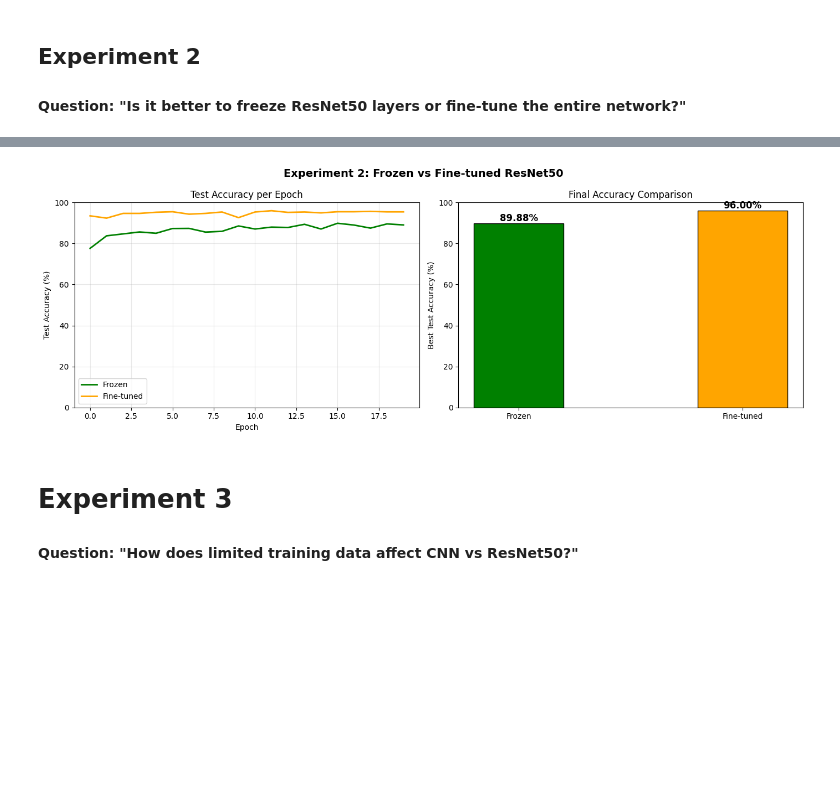
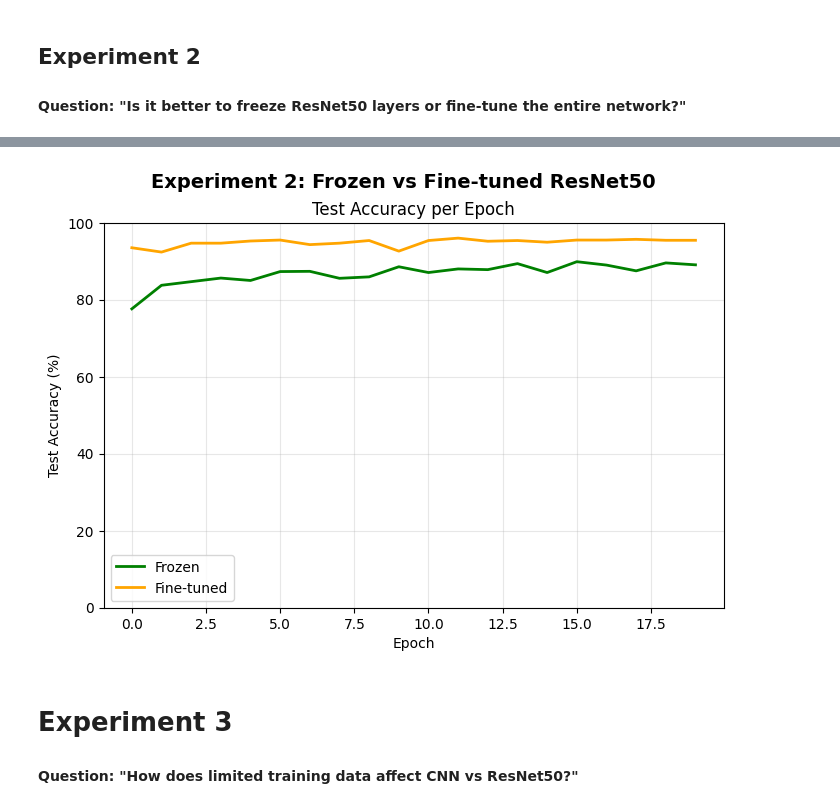
Before and after one commit to SrujanaJasmine/CIFAR-10_IMAGE_CLASSIFICATION, a Jupyter notebook: NNDL_CW_Part2_v3.ipynb, the cells around one changed output, grey strips where cells are left out. Drawn from its saved outputs; the diff is of its cells as text; code cells hidden in the pictures; blank space fills up the shorter version.

Commit message:
Update plots

```diff
--- a/NNDL_CW_Part2_v3.ipynb
+++ b/NNDL_CW_Part2_v3.ipynb
@@ -325,6 +324,8 @@ def train_model(model, train_loader, test_loader,
                 images = images.to(device)
                 labels = labels.to(device)
                 outputs = model(images)
+                loss = criterion(outputs, labels)
+                test_loss_sum += loss.item() * images.size(0)
                 _, predicted = torch.max(outputs, 1)
                 correct_test += (predicted == labels).sum().item()
                 total_test += labels.size(0)
@@ -545,47 +525,27 @@ ResNet50 Frozen: 89.88%
 ResNet50 Fine-tuned: 96.00%
 Fine-tuning gain: 6.12%
 # %%
+import matplotlib.pyplot as plt
+
 # Experiment 2 visualization
-fig,axes = plt.subplots(1, 2, figsize=(14, 5))
+fig,axes = plt.subplots(figsize=(8, 5))
 fig.suptitle('Experiment 2: Frozen vs Fine-tuned ResNet50',fontsize=14, fontweight='bold')
 
 # PLOT 1 Accuracy per epoch
-axes[0].plot(frz_test_accs, label='Frozen',
+axes.plot(frz_test_accs, label='Frozen',
              color='green', linewidth=2)
-axes[0].plot(res_test_accs, label='Fine-tuned',
+axes.plot(res_test_accs, label='Fine-tuned',
              color='orange', linewidth=2)
-axes[0].set_xlabel('Epoch')
-axes[0].set_ylabel('Test Accuracy (%)')
-axes[0].set_title('Test Accuracy per Epoch')
-axes[0].legend()
-axes[0].set_ylim(0, 100)
-axes[0].grid(True, alpha=0.3)
+axes.set_xlabel('Epoch')
+axes.set_ylabel('Test Accuracy (%)')
+axes.set_title('Test Accuracy per Epoch')
+axes.legend()
+axes.set_ylim(0, 100)
+axes.grid(True, alpha=0.3)
 
-# PLOT 2 Bar chart
-model_names = ['Frozen', 'Fine-tuned']
-best_accs   = [frz_best, res_best]
-colors      = ['green', 'orange']
-bars = axes[1].bar(model_names, best_accs,
-                   color=colors,
-                   edgecolor='black',
-                   width=0.4)
-axes[1].set_ylabel('Best Test Accuracy (%)')
-axes[1].set_title('Final Accuracy Comparison')
-axes[1].set_ylim(0, 100)
-for bar, acc in zip(bars, best_accs):
-    axes[1].text(
-        bar.get_x() + bar.get_width()/2,
-        bar.get_height() + 1,
-        f'{acc:.2f}%',
-        ha='center',
-        fontweight='bold',
-        fontsize=12
-    )
-plt.tight_layout()
-plt.savefig('experiment2_results.png',dpi = 150, bbox_inches = 'tight')
 plt.show()
 # %% [output]
-[figure, old version]
+[figure, new version]
 # %% [markdown]
 # Experiment 3
 #### Question: "How does limited training data affect CNN vs ResNet50?"
```
Also changed, not shown: parts of 5 cells of this notebook.
